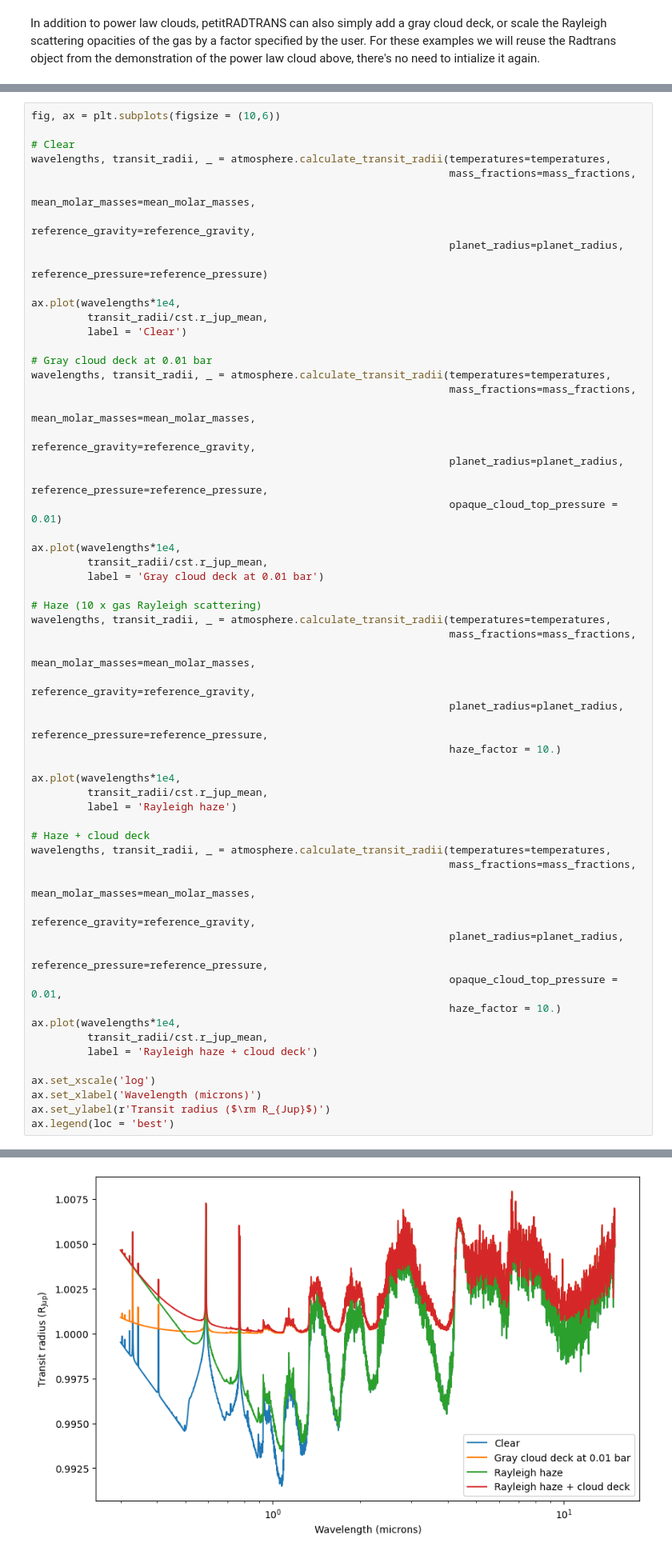
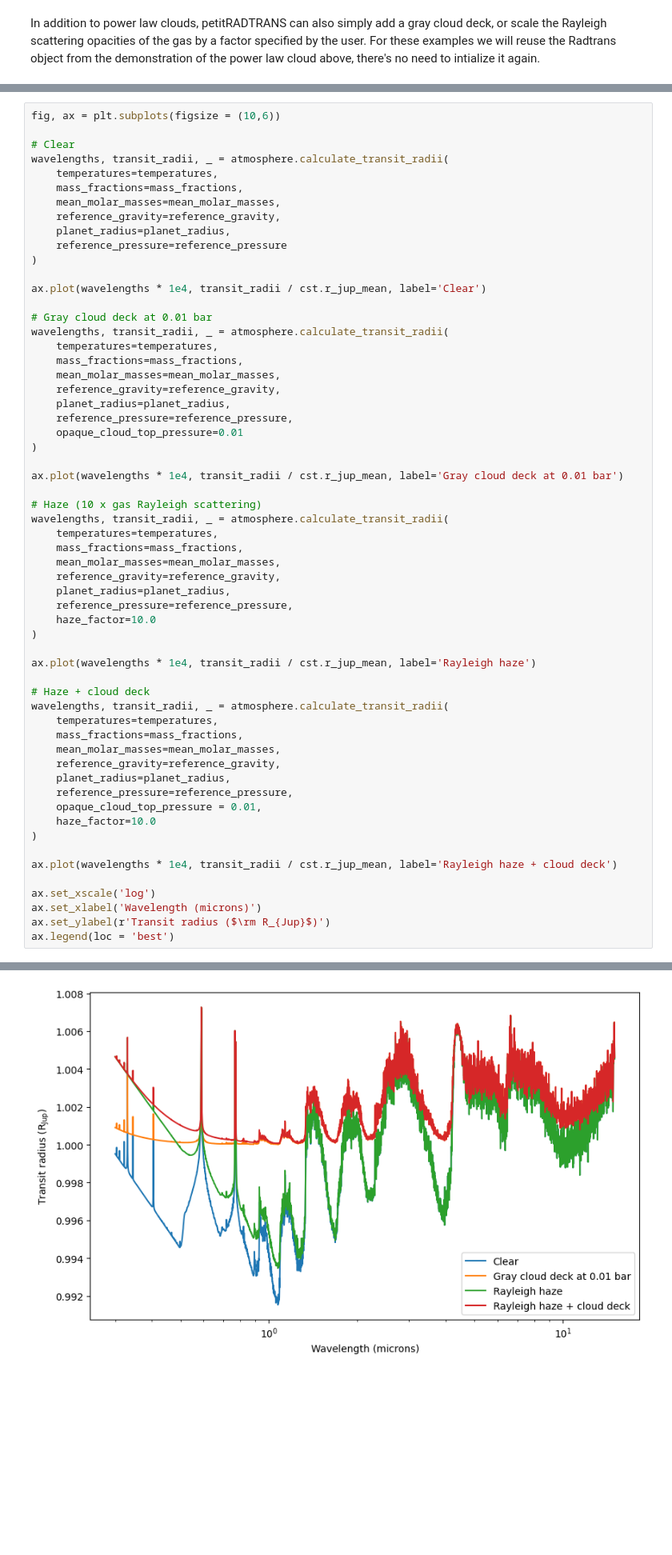
Before and after one commit to wbalmer/petitRADTRANS, a Jupyter notebook: docs/content/notebooks/including_clouds.ipynb, the cells around one changed output, grey strips where cells are left out. Shown at 80% size. Saved outputs shown, nothing was run; the diff lists cells and outputs as text; blank space fills up the shorter version.

```diff
--- a/docs/content/notebooks/including_clouds.ipynb
+++ b/docs/content/notebooks/including_clouds.ipynb
@@ -207,64 +218,65 @@ Let's calculate three spectra:
 # %%
 fig, ax = plt.subplots(figsize = (10,6))
 
 # Clear
-wavelengths, transit_radii, _ = atmosphere.calculate_transit_radii(temperatures=temperatures,
-                                                                   mass_fractions=mass_fractions,
-                                                                   mean_molar_masses=mean_molar_masses,
-                                                                   reference_gravity=reference_gravity,
-                                                                   planet_radius=planet_radius,
-                                                                   reference_pressure=reference_pressure)
+wavelengths, transit_radii, _ = atmosphere.calculate_transit_radii(
+    temperatures=temperatures,
+    mass_fractions=mass_fractions,
+    mean_molar_masses=mean_molar_masses,
+    reference_gravity=reference_gravity,
+    planet_radius=planet_radius,
+    reference_pressure=reference_pressure
+)
 
-ax.plot(wavelengths*1e4,
-         transit_radii/cst.r_jup_mean,
-         label = 'Clear')
+ax.plot(wavelengths * 1e4, transit_radii / cst.r_jup_mean, label='Clear')
 
 # Gray cloud deck at 0.01 bar
-wavelengths, transit_radii, _ = atmosphere.calculate_transit_radii(temperatures=temperatures,
-                                                                   mass_fractions=mass_fractions,
-                                                                   mean_molar_masses=mean_molar_masses,
-                                                                   reference_gravity=reference_gravity,
-                                                                   planet_radius=planet_radius,
-                                                                   reference_pressure=reference_pressure,
-                                                                   opaque_cloud_top_pressure = 0.01)
+wavelengths, transit_radii, _ = atmosphere.calculate_transit_radii(
+    temperatures=temperatures,
+    mass_fractions=mass_fractions,
+    mean_molar_masses=mean_molar_masses,
+    reference_gravity=reference_gravity,
+    planet_radius=planet_radius,
+    reference_pressure=reference_pressure,
+    opaque_cloud_top_pressure=0.01
+)
 
-ax.plot(wavelengths*1e4,
-         transit_radii/cst.r_jup_mean,
-         label = 'Gray cloud deck at 0.01 bar')
+ax.plot(wavelengths * 1e4, transit_radii / cst.r_jup_mean, label='Gray cloud deck at 0.01 bar')
 
 # Haze (10 x gas Rayleigh scattering)
-wavelengths, transit_radii, _ = atmosphere.calculate_transit_radii(temperatures=temperatures,
-                                                                   mass_fractions=mass_fractions,
-                                                                   mean_molar_masses=mean_molar_masses,
-                                                                   reference_gravity=reference_gravity,
-                                                                   planet_radius=planet_radius,
-                                                                   reference_pressure=reference_pressure,
-                                                                   haze_factor = 10.)
+wavelengths, transit_radii, _ = atmosphere.calculate_transit_radii(
+    temperatures=temperatures,
+    mass_fractions=mass_fractions,
+    mean_molar_masses=mean_molar_masses,
+    reference_gravity=reference_gravity,
+    planet_radius=planet_radius,
+    reference_pressure=reference_pressure,
+    haze_factor=10.0
+)
 
-ax.plot(wavelengths*1e4,
-         transit_radii/cst.r_jup_mean,
-         label = 'Rayleigh haze')
+ax.plot(wavelengths * 1e4, transit_radii / cst.r_jup_mean, label='Rayleigh haze')
 
 # Haze + cloud deck
-wavelengths, transit_radii, _ = atmosphere.calculate_transit_radii(temperatures=temperatures,
-                                                                   mass_fractions=mass_fractions,
-                                                                   mean_molar_masses=mean_molar_masses,
-                                                                   reference_gravity=reference_gravity,
-                                                                   planet_radius=planet_radius,
-                                                                   reference_pressure=reference_pressure,
-                                                                   opaque_cloud_top_pressure = 0.01,
-                                                                   haze_factor = 10.)
-ax.plot(wavelengths*1e4,
-         transit_radii/cst.r_jup_mean,
-         label = 'Rayleigh haze + cloud deck')
+wavelengths, transit_radii, _ = atmosphere.calculate_transit_radii(
+    temperatures=temperatures,
+    mass_fractions=mass_fractions,
+    mean_molar_masses=mean_molar_masses,
+    reference_gravity=reference_gravity,
+    planet_radius=planet_radius,
+    reference_pressure=reference_pressure,
+    opaque_cloud_top_pressure = 0.01,
+    haze_factor=10.0
+)
+
+ax.plot(wavelengths * 1e4, transit_radii / cst.r_jup_mean, label='Rayleigh haze + cloud deck')
 
 ax.set_xscale('log')
 ax.set_xlabel('Wavelength (microns)')
 ax.set_ylabel(r'Transit radius ($\rm R_{Jup}$)')
 ax.legend(loc = 'best')
 # %% [output]
 <matplotlib.legend.Legend at 0x...>
-[figure, old version]
+[figure, new version]
 # %% [markdown]
 ## Defining arbitrary opacity functions (can be used to parameterize clouds)
 # %% [markdown]
```
Also changed, not shown: parts of 34 cells of this notebook.
